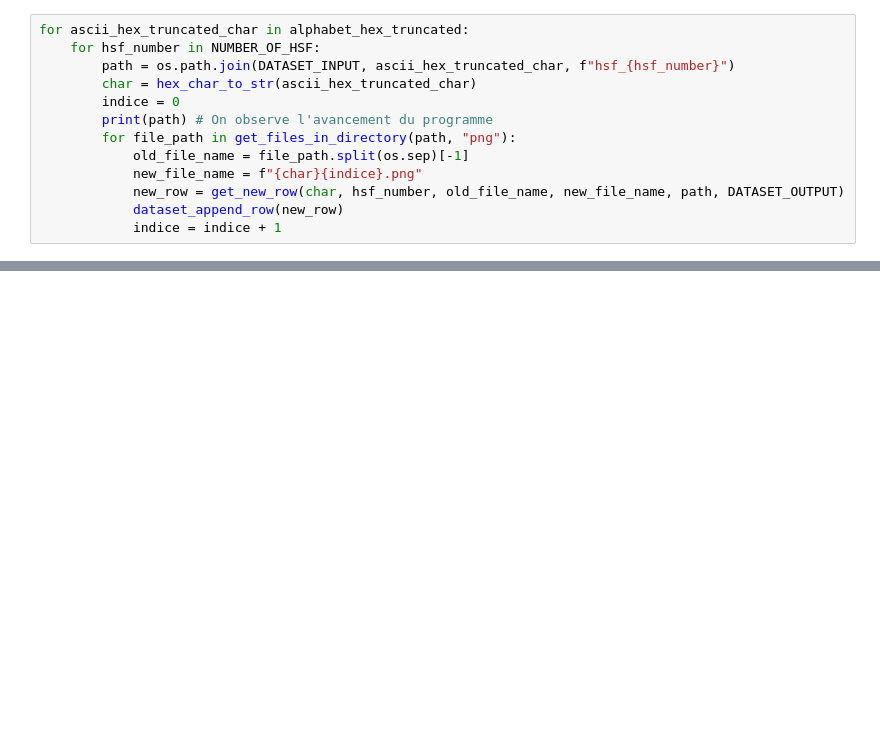
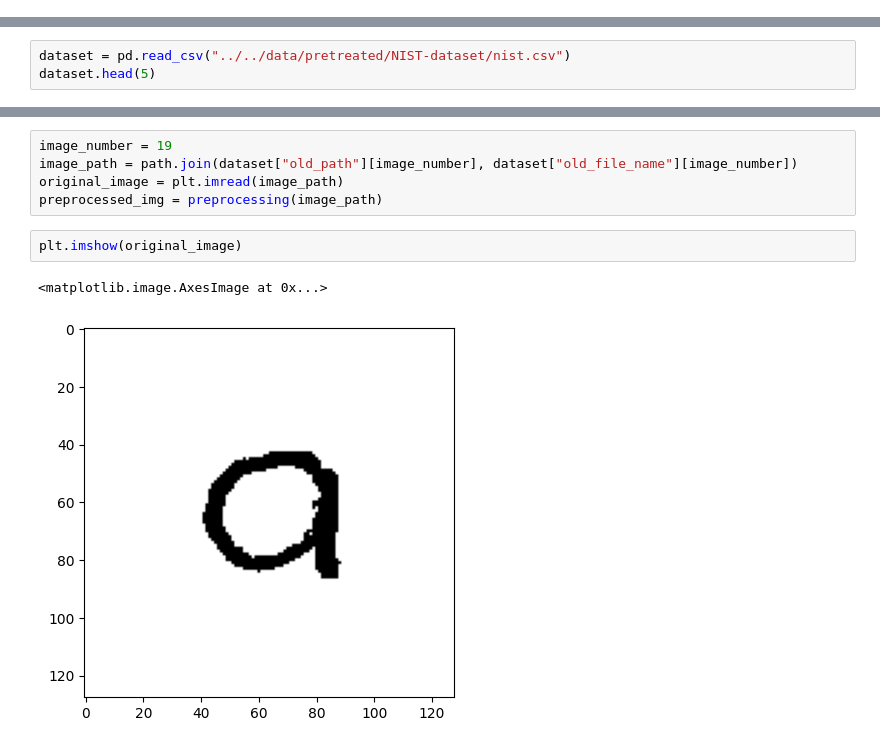
Before and after one commit to GzIrYsz/smart-read-prototypes, a Jupyter notebook: notebooks/character_recognition/NIST-preprocessing.ipynb, the cells around one changed output, grey strips where cells are left out. Drawn from its saved outputs; the diff is of its cells as text; blank space fills up the shorter version.

Commit message:
fix(ocr): Ajout du notebook de prétraitement des images

```diff
--- a/notebooks/character_recognition/NIST-preprocessing.ipynb
+++ b/notebooks/character_recognition/NIST-preprocessing.ipynb
@@ -128,13 +0,0 @@ def format_indice(indice):
-# %%
-for ascii_hex_truncated_char in alphabet_hex_truncated:
-    for hsf_number in NUMBER_OF_HSF:
-        path = os.path.join(DATASET_INPUT, ascii_hex_truncated_char, f"hsf_{hsf_number}")
-        char = hex_char_to_str(ascii_hex_truncated_char)
-        indice = 0
-        print(path) # On observe l'avancement du programme
-        for file_path in get_files_in_directory(path, "png"):
-            old_file_name = file_path.split(os.sep)[-1]
-            new_file_name = f"{char}{indice}.png"
-            new_row = get_new_row(char, hsf_number, old_file_name, new_file_name, path, DATASET_OUTPUT)
-            dataset_append_row(new_row)
-            indice = indice + 1
@@ -178,0 +45,3 @@ dataset.tail(5)
+# %%
+dataset = pd.read_csv("../../data/pretreated/NIST-dataset/nist.csv")
+dataset.head(5)
@@ -178,0 +75,10 @@ dataset.tail(5)
+# %%
+image_number = 19
+image_path = path.join(dataset["old_path"][image_number], dataset["old_file_name"][image_number])
+original_image = plt.imread(image_path)
+preprocessed_img = preprocessing(image_path)
+# %%
+plt.imshow(original_image)
+# %% [output]
+<matplotlib.image.AxesImage at 0x...>
+[figure, added]
```
Also changed, not shown: parts of 45 cells of this notebook.
